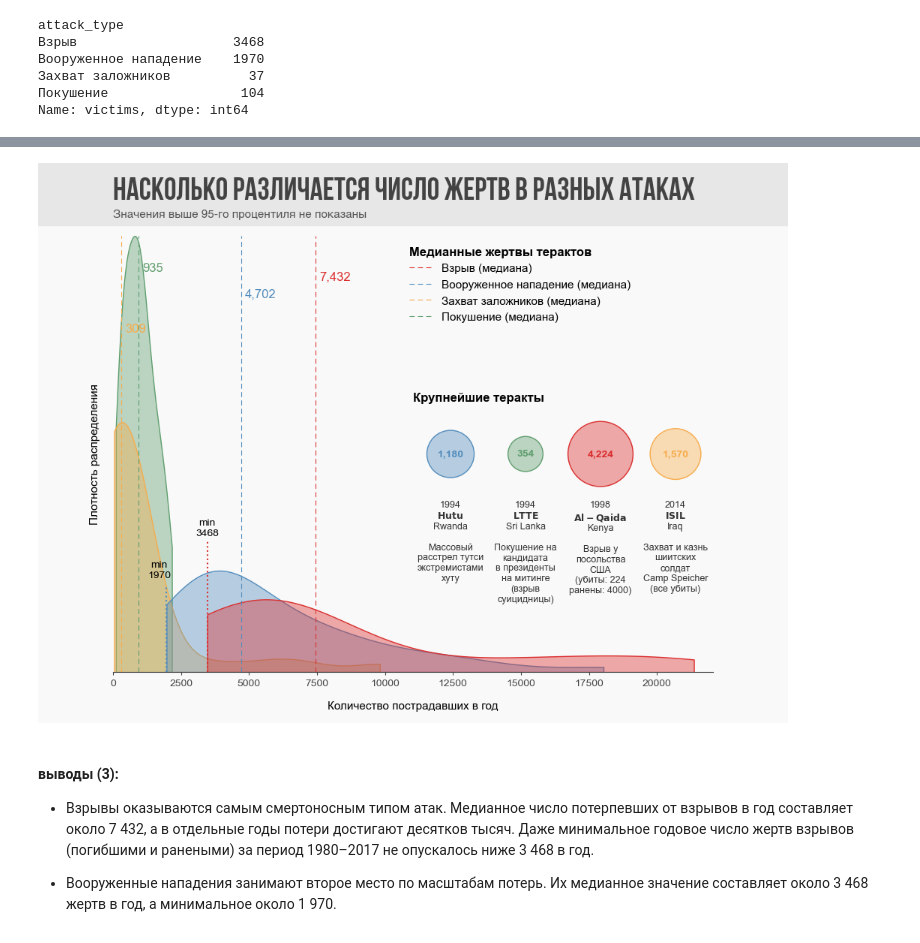
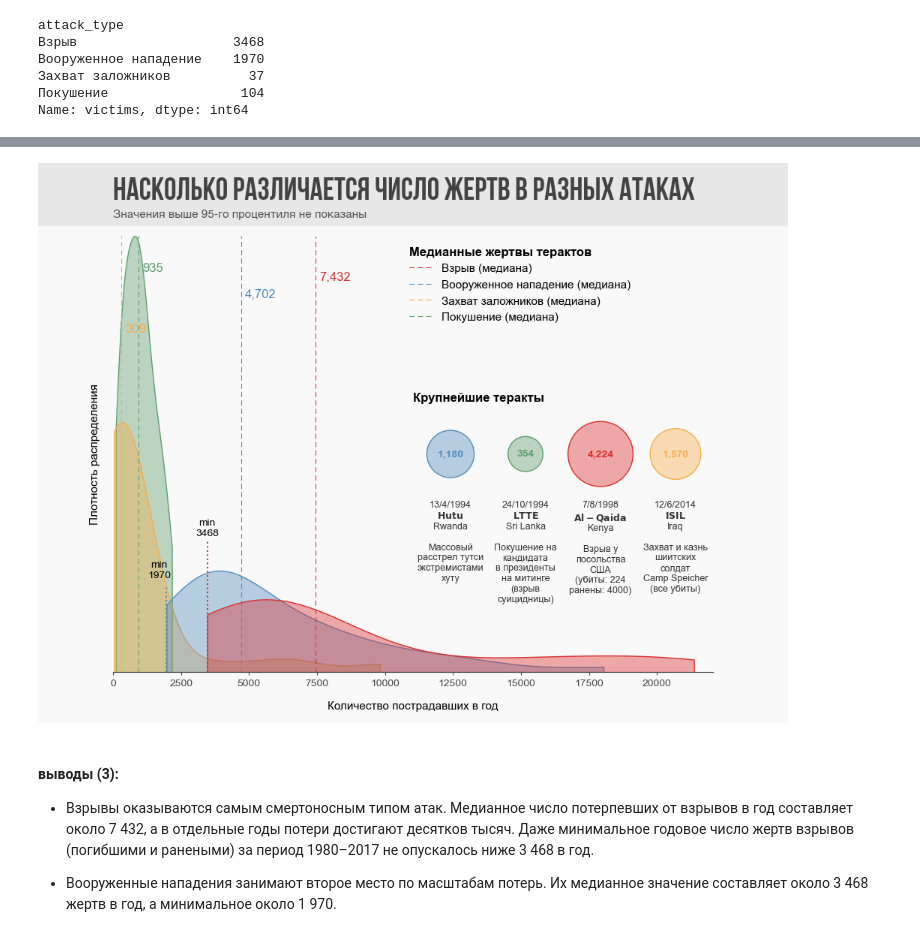
Before and after one commit to niki3080/EDA_Terrorism_ds, a Jupyter notebook: notebooks/02_EDA.ipynb, the cells around one changed output, grey strips where cells are left out. Cells and saved outputs as stored; diff of their text form; code cells hidden in the pictures.

Commit message:
update EDA plots and notebook

```diff
--- a/notebooks/02_EDA.ipynb
+++ b/notebooks/02_EDA.ipynb
@@ -415,36 +415,40 @@ ax_inset.scatter(
 # значения в кружочках
 for i, victims in enumerate(events['victims']):
     ax_inset.text(
         i, 0, f"{victims:,}",
         ha="center", va="center",
         fontsize=10, weight="bold",
         color=colors.iloc[i])
 
 # комментарии к событиям
 labels = [
-    f"{row.year}\n$\\bf{{{row.group_name}}}$\n{row.country}\n\n{row.summary}"
-    for _, row in events.iterrows()]
+    f"{row['day']}/{row['month']}/{row['year']}\n"
+    f"$\\bf{{{row['group_name']}}}$\n"
+    f"{row['country']}\n\n"
+    f"{row['summary']}"
+    for _, row in events.iterrows()
+]
 
 for i, txt in enumerate(labels):
     ax_inset.text(i, -0.5, txt, ha="center", va="top", fontsize=9, color='#333333')
 
 for spine in ax_inset.spines.values():
     spine.set_visible(False)
 
 ax_inset.set_xticks([])
 ax_inset.set_yticks([])
 ax_inset.set_xlim(-0.5, len(events)-0.5)
 ax_inset.set_ylim(-0.4, 0.4)
 
 ax_inset.set_title("Крупнейшие теракты", fontsize=12)
 
 
 fig.savefig(os.path.join(path_to_save_images, f'{image_name_prefix}_image_3.png'),
                 dpi=300, bbox_inches="tight")
 
 plt.show()
 # %% [output]
-[figure, old version]
+[figure, new version]
 # %% [markdown]
 #### **выводы** (3):
 - Взрывы оказываются самым смертоносным типом атак.
```
Also changed, not shown: parts of 1 cell of this notebook, 2 other files.
